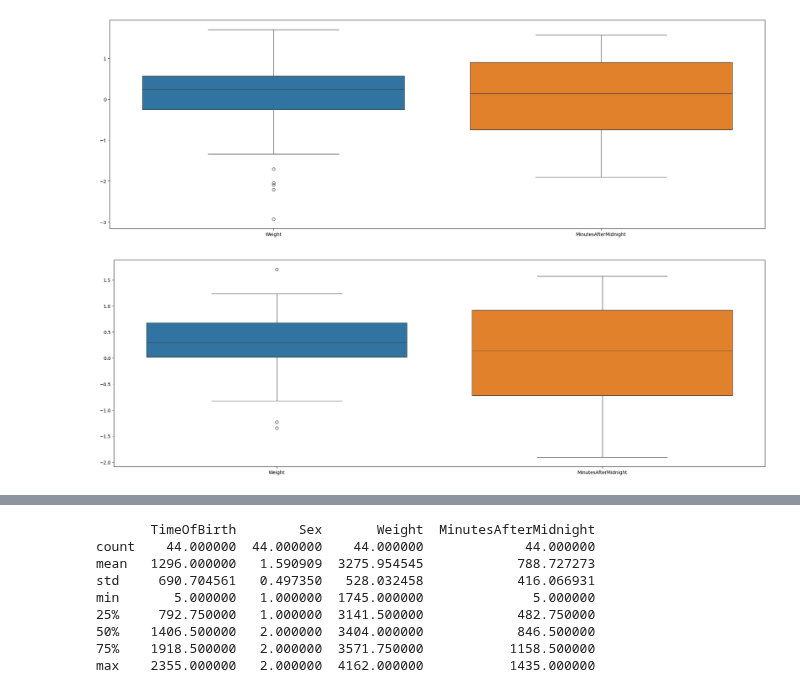
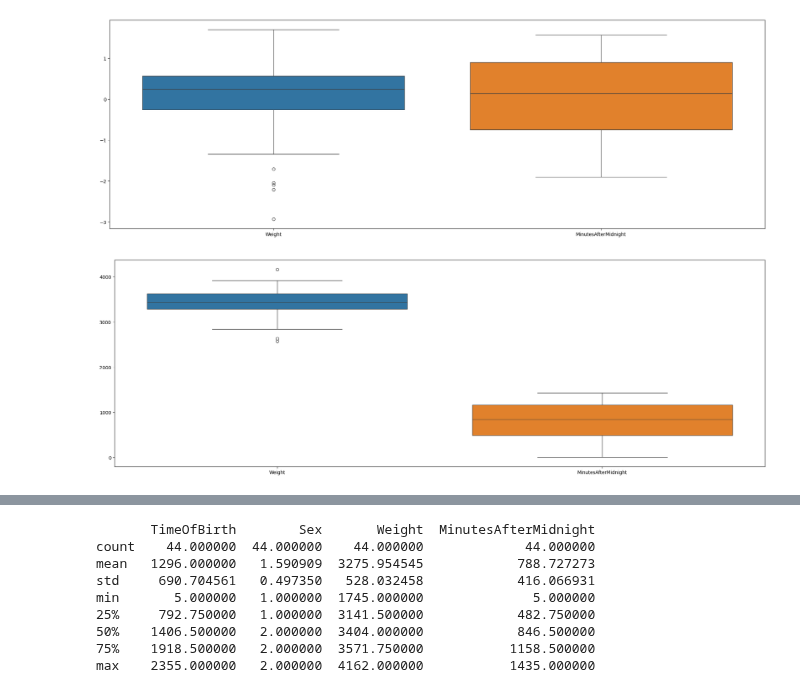
Before and after one commit to YukiTheKilla/math_statistics, a Jupyter notebook: Тема 1. Описательная статистика/main_babyboom.ipynb, the cells around one changed output, grey strips where cells are left out. Drawn from its saved outputs; the diff is of its cells as text; code cells hidden in the pictures.

```diff
--- a/Тема 1. Описательная статистика/main_babyboom.ipynb
+++ b/Тема 1. Описательная статистика/main_babyboom.ipynb
@@ -87,29 +87,29 @@ sns.boxplot(data_scaled)
 # %%
 # Масштабирование данных
 scaler = StandardScaler()
 data_scaled = scaler.fit_transform(data)
 
 # Преобразование обратно в DataFrame
 data_scaled = pd.DataFrame(data_scaled, columns=data.columns)
 
 # Функция для удаления выбросов с помощью IQR
 def remove_outliers_iqr(df):
     Q1 = df.quantile(0.25)
     Q3 = df.quantile(0.75)
     IQR = Q3 - Q1
     lower_bound = Q1 - 1.5 * IQR
     upper_bound = Q3 + 1.5 * IQR
     return df[~((df < lower_bound) | (df > upper_bound)).any(axis=1)]
 
 # Удаление выбросов
-data_no_outliers = remove_outliers_iqr(data_scaled)
+data_no_outliers = remove_outliers_iqr(data)
 
 # Построение boxplot без выбросов
 plt.figure(figsize=(25, 8))
 sns.boxplot(data=data_no_outliers)
 plt.show()
 # %% [output]
-[figure, old version]
+[figure, new version]
 # %%
 for column in data.columns:
     plt.figure(figsize=(8, 5))
```
Also changed, not shown: parts of 2 cells of this notebook, 8 other files.
